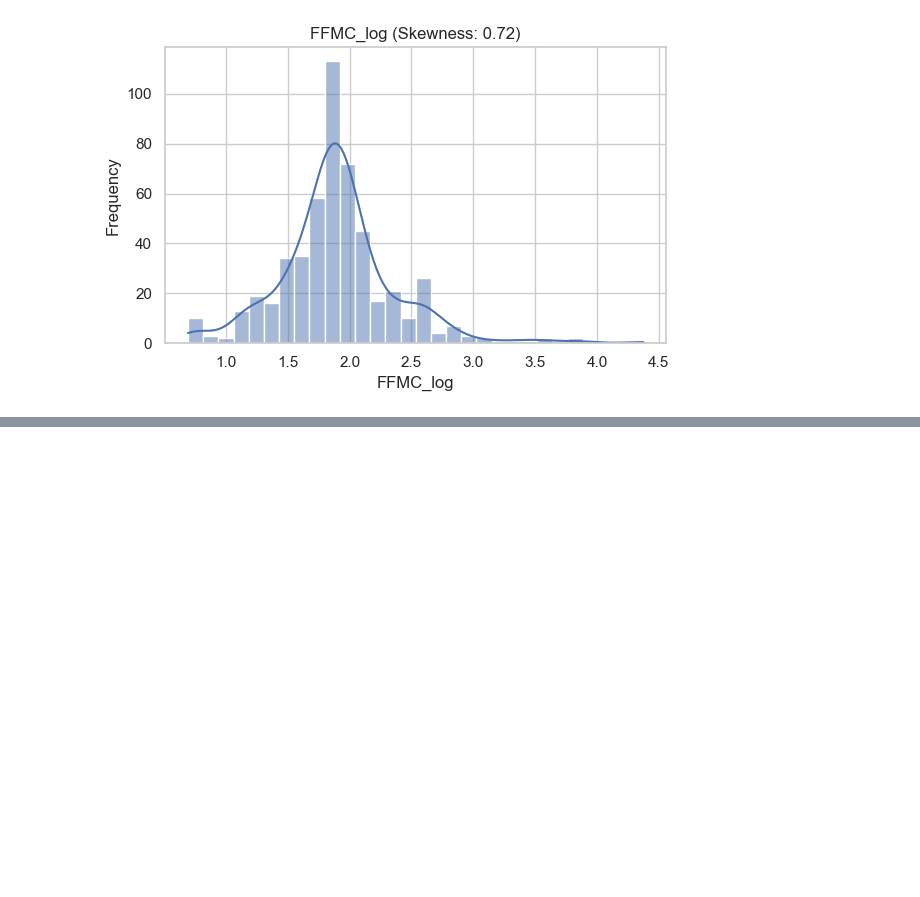
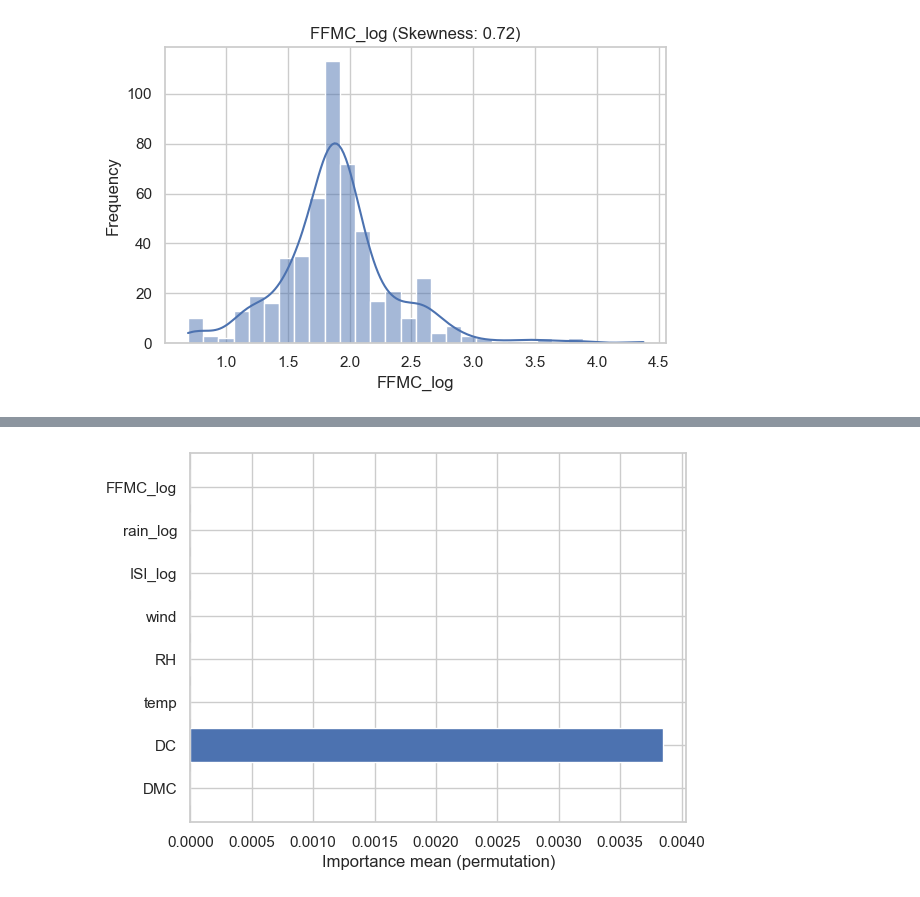
Before and after one commit to JujuGnirt/ML-firesforest, a Jupyter notebook: notebooks/Cleaned.ipynb, the cells around one changed output, grey strips where cells are left out. Cells and saved outputs as stored; diff of their text form; code cells hidden in the pictures; blank space fills up the shorter version.

```diff
--- a/notebooks/Untitled.ipynb
+++ b/notebooks/Cleaned.ipynb
@@ -209,0 +276,9 @@ The Precision is  65.52%
+# %%
+#Gradient Boost
+grad_reg = GradientBoostingClassifier(n_estimators=100, learning_rate=1.0, max_depth=1, random_state=0)
+grad_reg.fit(X_train_norm, y_train)
+y_pred_test_grad = grad_reg.predict(X_test_norm)
+print(f"The accuracy of the model is {grad_reg.score(X_test_norm, y_test) *100: .2f}%")
+print(f"The Recall for True fires is {recall_score(y_test, y_pred_test_grad,average = "binary") *100: .2f}%")
+print(f"The F1 is {f1_score(y_test, y_pred_test_grad,average = "binary") *100: .2f}%")
+print(f"The Precision is {precision_score(y_test, y_pred_test_grad,average = "binary") *100: .2f}%")
@@ -209,0 +290,9 @@ The Precision is  65.52%
+# %%
+#AdaBoost Logistic regression + bagging
+ada_bag_reg = AdaBoostClassifier(bagging_reg,n_estimators=100, random_state=0)
+ada_bag_reg.fit(X_train_norm, y_train)
+y_pred_test_ada_bag = ada_bag_reg.predict(X_test_norm)
+print(f"The accuracy of the model is {ada_bag_reg.score(X_test_norm, y_test) *100: .2f}%")
+print(f"The Recall for True fires is {recall_score(y_test, y_pred_test_ada_bag,average = "binary") *100: .2f}%")
+print(f"The F1 is {f1_score(y_test, y_pred_test_ada_bag,average = "binary") *100: .2f}%")
+print(f"The Precision is {precision_score(y_test, y_pred_test_ada_bag,average = "binary") *100: .2f}%")
@@ -209,0 +304,11 @@ The Precision is  65.52%
+# %%
+#Logistic reg + bagging bootstrap : True and max_features = 6
+bagging_reg = BaggingClassifier(LogisticRegression(max_iter=100),
+                               n_estimators=100, # number of models to use
+                               max_samples = 100,random_state = 0, max_features = 6, bootstrap = True)
+bagging_reg.fit(X_train_norm, y_train)
+y_pred_test_bag = bagging_reg.predict(X_test_norm)
+print(f"The accuracy of the model is {bagging_reg.score(X_test_norm, y_test) *100: .2f}%")
+print(f"The Recall for True fires is {recall_score(y_test, y_pred_test_bag,average = "binary") *100: .2f}%")
+print(f"The F1 is {f1_score(y_test, y_pred_test_bag,average = "binary") *100: .2f}%")
+print(f"The Precision is {precision_score(y_test, y_pred_test_bag,average = "binary") *100: .2f}%")
@@ -209,0 +392,11 @@ The Precision is  65.52%
+# %%
+result = permutation_importance(bagging_reg, X_test, y_test, n_repeats=10, random_state=42)
+importances = result.importances_mean
+
+# Affichage
+import matplotlib.pyplot as plt
+plt.barh(X_test.columns, importances)
+plt.xlabel("Importance mean (permutation)")
+plt.show()
+# %% [output]
+[figure, added]
```
Also changed, not shown: parts of 29 cells of this notebook, 7 other files.
